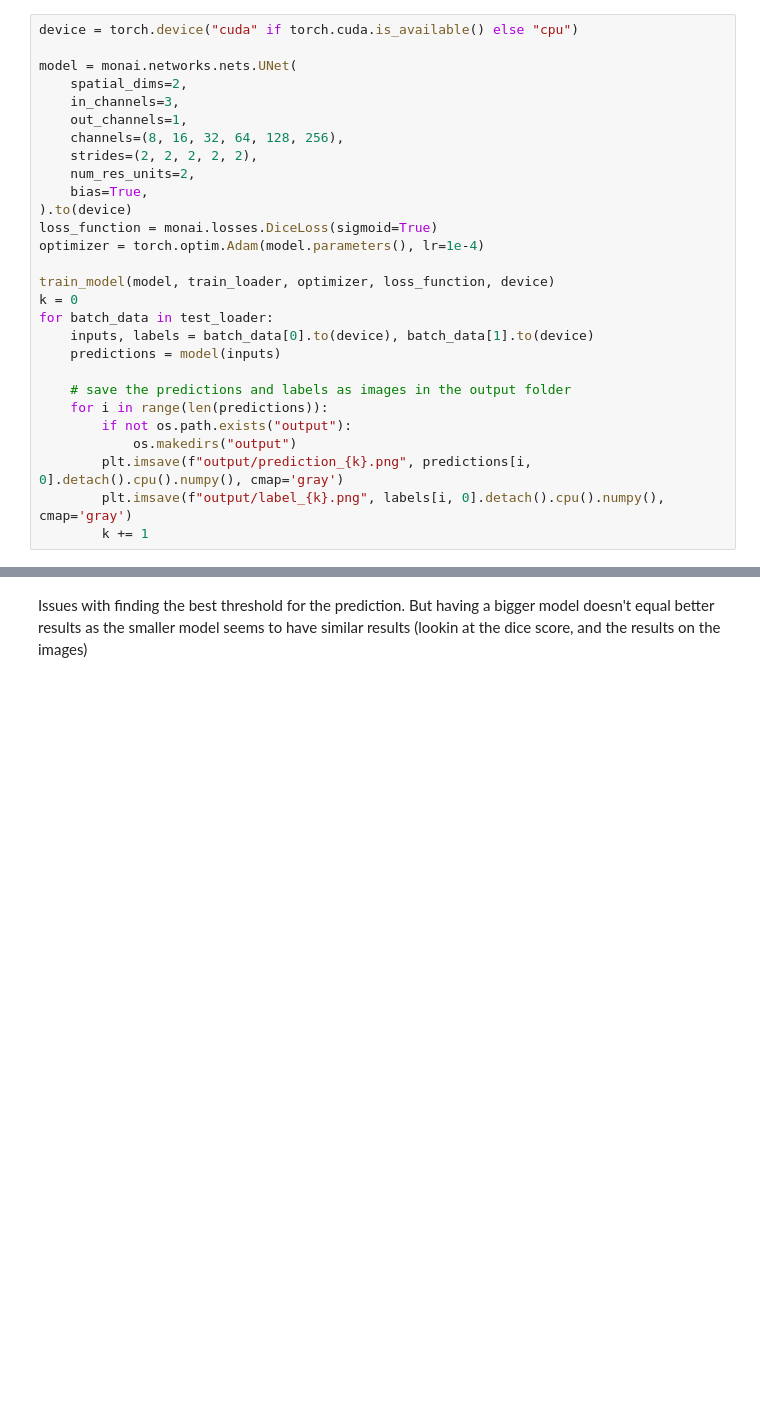
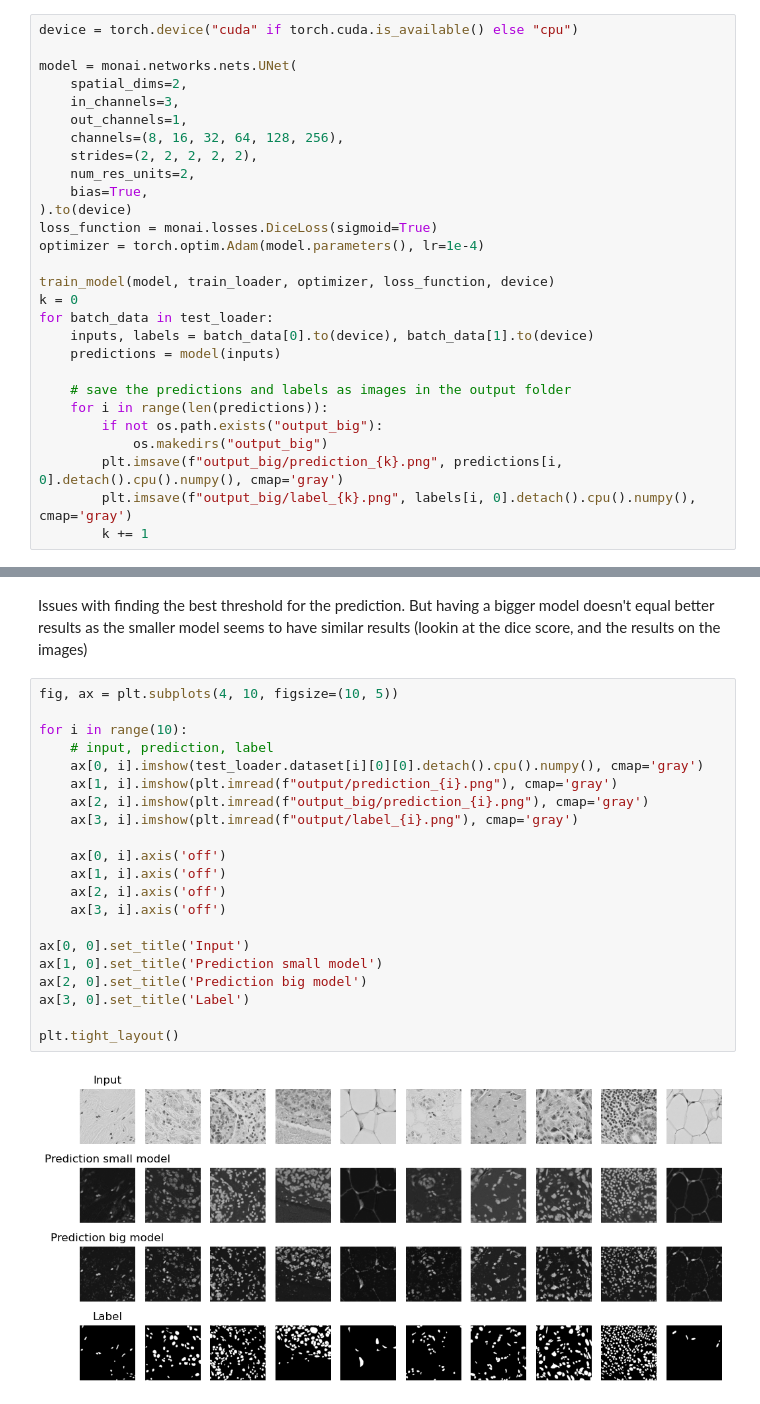
Before and after one commit to Erdnaxela3/mlbio-2024, a Jupyter notebook: 3_med_img/3. 2024_cell_segmentation.ipynb, the cells around one changed output, grey strips where cells are left out. Drawn from its saved outputs; the diff is of its cells as text; blank space fills up the shorter version.

Commit message:
feat(tp3): added more images

```diff
--- a/3_med_img/3. 2024_cell_segmentation.ipynb
+++ b/3_med_img/3. 2024_cell_segmentation.ipynb
@@ -354,9 +354,9 @@ for batch_data in test_loader:
 
     # save the predictions and labels as images in the output folder
     for i in range(len(predictions)):
-        if not os.path.exists("output"):
-            os.makedirs("output")
-        plt.imsave(f"output/prediction_{k}.png", predictions[i, 0].detach().cpu().numpy(), cmap='gray')
-        plt.imsave(f"output/label_{k}.png", labels[i, 0].detach().cpu().numpy(), cmap='gray')
+        if not os.path.exists("output_big"):
+            os.makedirs("output_big")
+        plt.imsave(f"output_big/prediction_{k}.png", predictions[i, 0].detach().cpu().numpy(), cmap='gray')
+        plt.imsave(f"output_big/label_{k}.png", labels[i, 0].detach().cpu().numpy(), cmap='gray')
         k += 1
 # %% [output]
@@ -397,3 +397,26 @@ Text(0.5, 1.0, 'Label')
 # %% [markdown]
 Issues with finding the best threshold for the prediction.
 But having a bigger model doesn't equal better results as the smaller model seems to have similar results (lookin at the dice score, and the results on the images)
+# %%
+fig, ax = plt.subplots(4, 10, figsize=(10, 5))
+
+for i in range(10):
+    # input, prediction, label
+    ax[0, i].imshow(test_loader.dataset[i][0][0].detach().cpu().numpy(), cmap='gray')
+    ax[1, i].imshow(plt.imread(f"output/prediction_{i}.png"), cmap='gray')
+    ax[2, i].imshow(plt.imread(f"output_big/prediction_{i}.png"), cmap='gray')
+    ax[3, i].imshow(plt.imread(f"output/label_{i}.png"), cmap='gray')
+
+    ax[0, i].axis('off')
+    ax[1, i].axis('off')
+    ax[2, i].axis('off')
+    ax[3, i].axis('off')
+
+ax[0, 0].set_title('Input')
+ax[1, 0].set_title('Prediction small model')
+ax[2, 0].set_title('Prediction big model')
+ax[3, 0].set_title('Label')
+
+plt.tight_layout()
+# %% [output]
+[figure, added]
```
Also changed, not shown: parts of 6 cells of this notebook.
